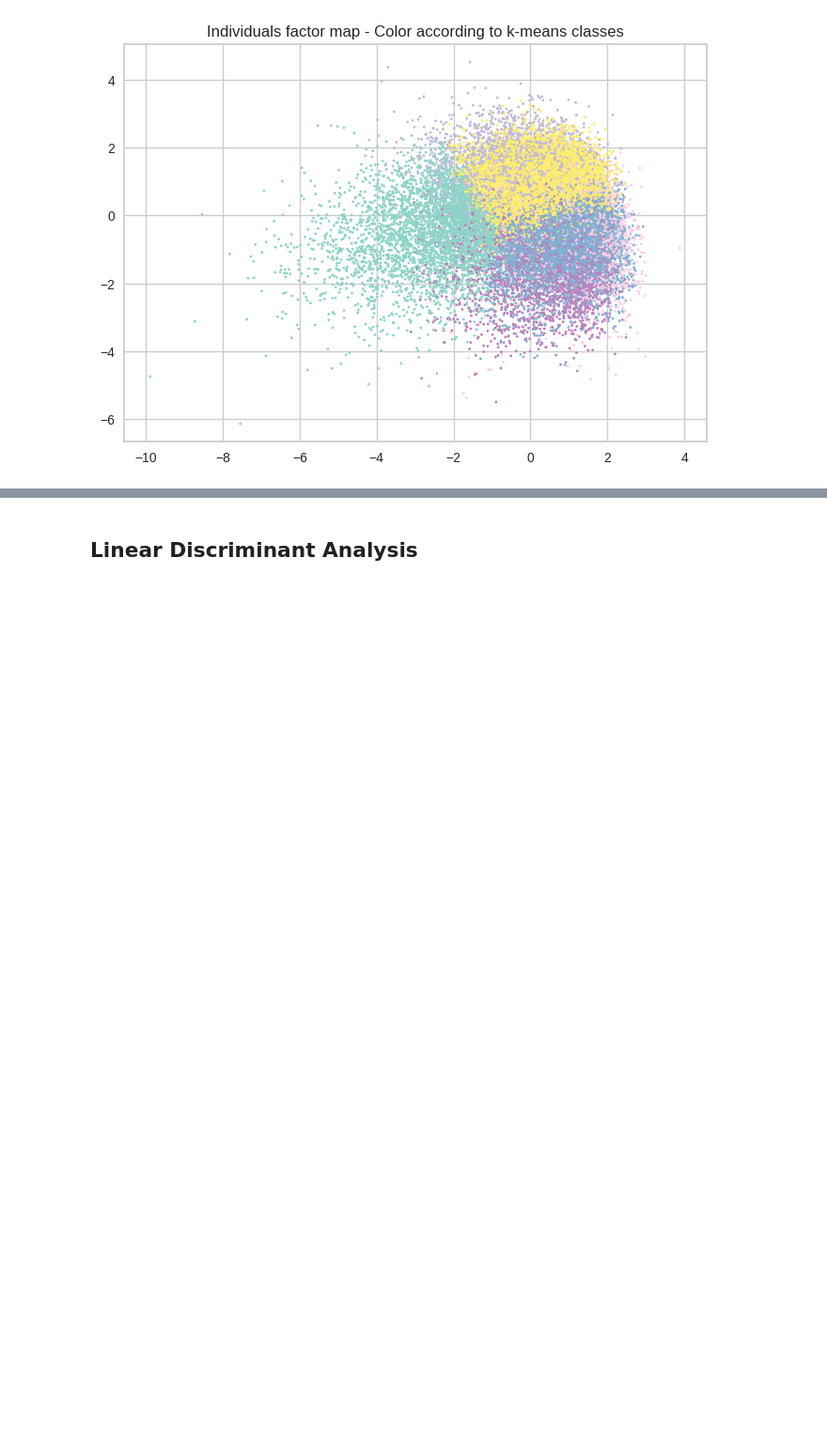
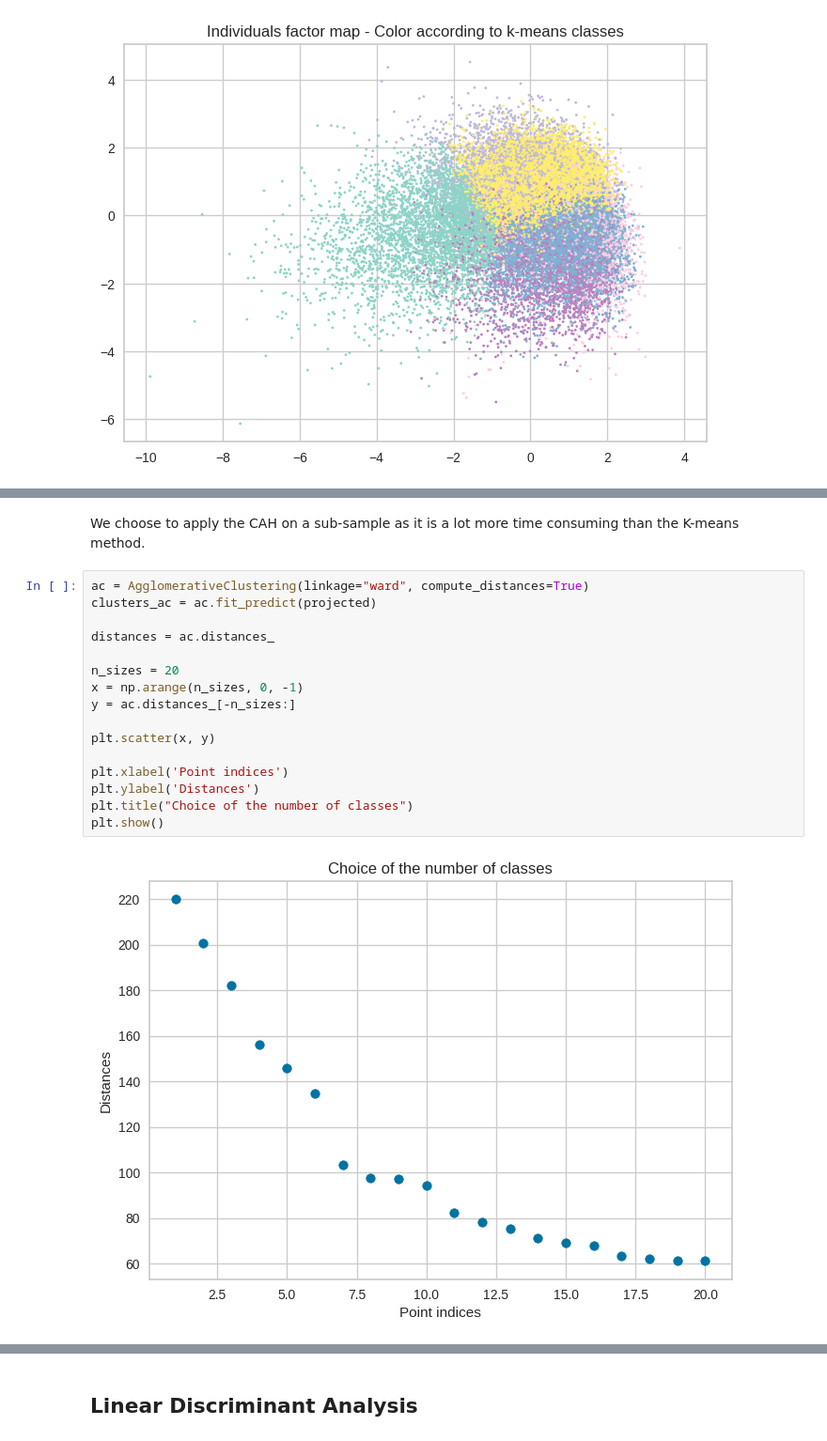
Before and after one commit to P-Point-all/Data_Science_Spotify, a Jupyter notebook: Data_Spotify_Python.ipynb, the cells around one changed output, grey strips where cells are left out. Shown at 94% size. Saved outputs shown, nothing was run; the diff lists cells and outputs as text; blank space fills up the shorter version.

```diff
--- a/Data_Spotify_Python.ipynb
+++ b/Data_Spotify_Python.ipynb
@@ -605,0 +576,20 @@ When we try to apply K-means to the reduced data from the PCA, using a number of
+# %% [markdown]
+We choose to apply the CAH on a sub-sample as it is a lot more time consuming than the K-means method.
+# %%
+ac = AgglomerativeClustering(linkage="ward", compute_distances=True)
+clusters_ac = ac.fit_predict(projected)
+
+distances = ac.distances_
+
+n_sizes = 20
+x = np.arange(n_sizes, 0, -1)
+y = ac.distances_[-n_sizes:]
+
+plt.scatter(x, y)
+
+plt.xlabel('Point indices')
+plt.ylabel('Distances')
+plt.title("Choice of the number of classes")
+plt.show()
+# %% [output]
+[figure, added]
```
Also changed, not shown: parts of 27 cells of this notebook.
